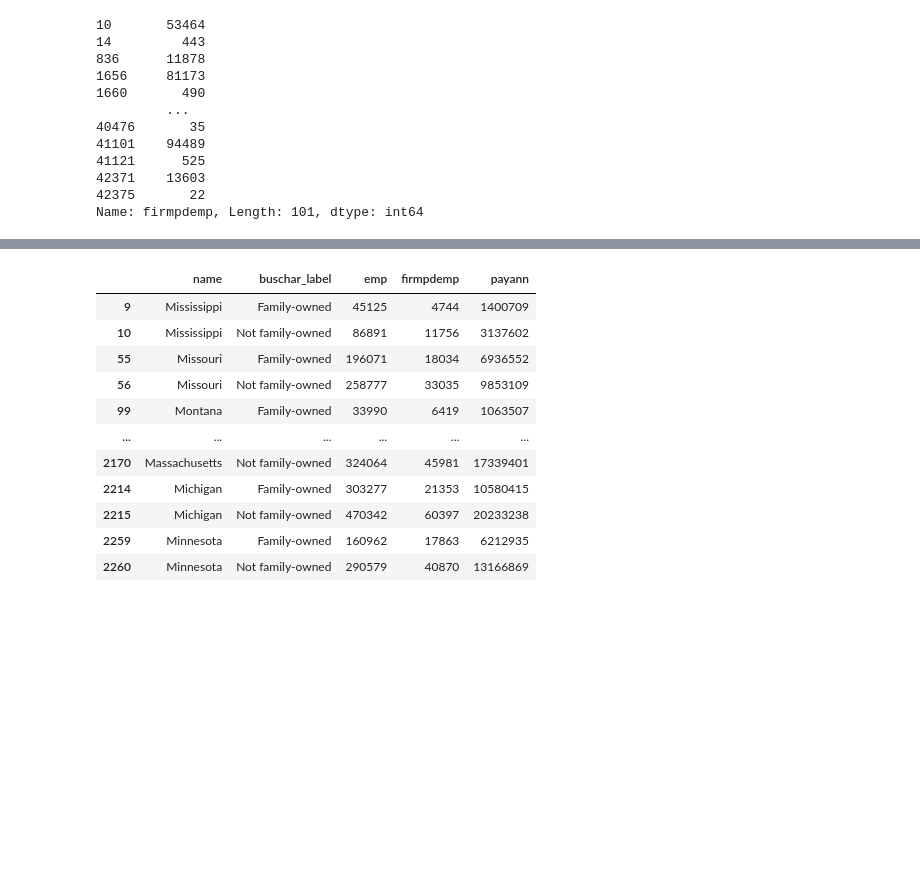
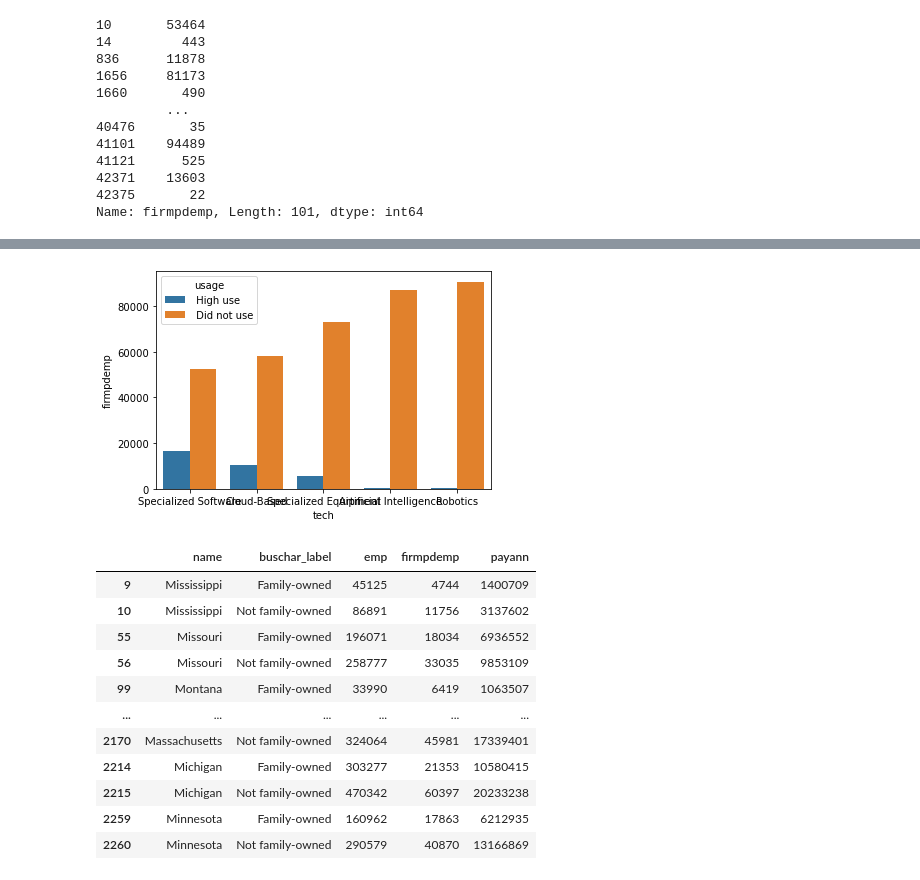
Before and after one commit to jedc4xer/abs_group_assessment, a Jupyter notebook: jeds_visualizations.ipynb, the cells around one changed output, grey strips where cells are left out. Cells and saved outputs as stored; diff of their text form; code cells hidden in the pictures; blank space fills up the shorter version.

```diff
--- a/jeds_visualizations.ipynb
+++ b/jeds_visualizations.ipynb
@@ -271,3 +272,8 @@ tech_subset.head(2)
+# %%
+fig = plt.Figure(figsize = (25,10))
+ax = sns.barplot(data = tech_subset, x = 'tech', y = 'firmpdemp', hue = 'usage', ci = None)
+# %% [output]
+[figure, added]
 # %%
 bus_char_df[(bus_char_df['buschar_label'].str.contains('amily'))][['name','buschar_label','emp','firmpdemp','payann']]
 # %% [output]
```
Also changed, not shown: parts of 1 cell of this notebook.
